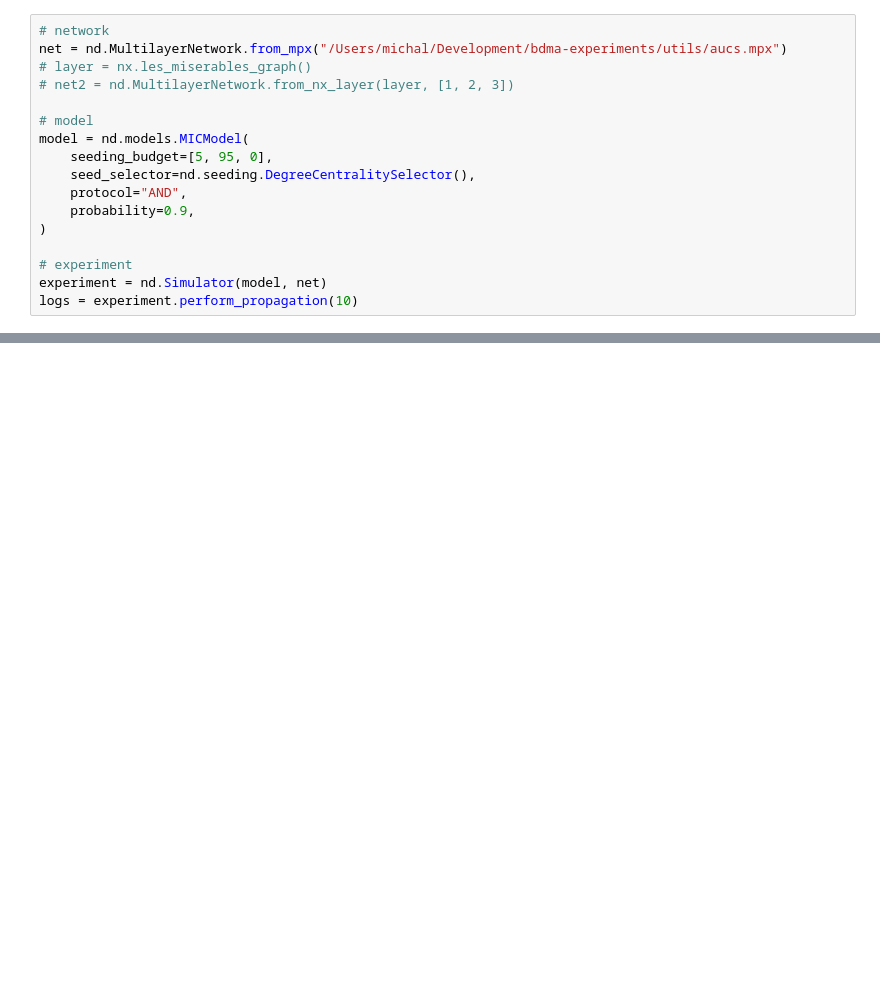
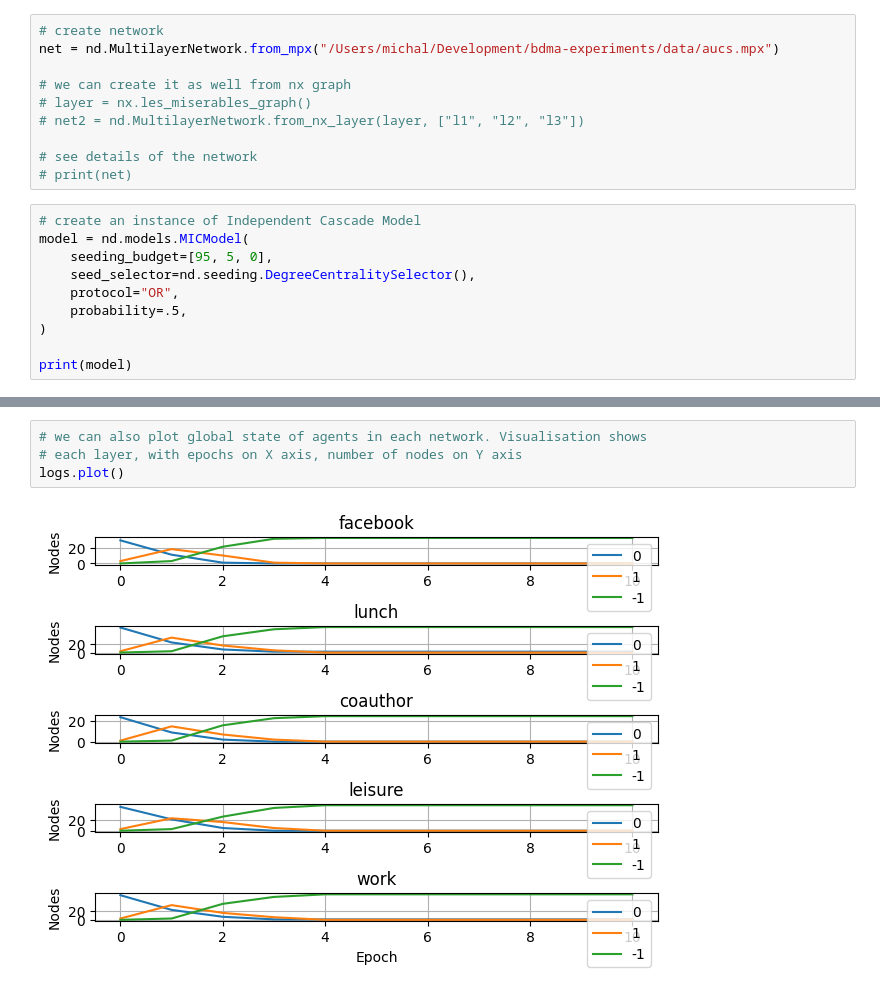
Before and after one commit to anty-filidor/bdma-experiments, a Jupyter notebook: example_for_uts.ipynb, the cells around one changed output, grey strips where cells are left out. Cells and saved outputs as stored; diff of their text form; blank space fills up the shorter version.

```diff
--- a/example_for_uts.ipynb
+++ b/example_for_uts.ipynb
@@ -4,17 +12,20 @@ import networkx as nx
 # %%
-# network
-net = nd.MultilayerNetwork.from_mpx("/Users/michal/Development/bdma-experiments/utils/aucs.mpx")
+# create network
+net = nd.MultilayerNetwork.from_mpx("/Users/michal/Development/bdma-experiments/data/aucs.mpx")
+
+# we can create it as well from nx graph
 # layer = nx.les_miserables_graph()
-# net2 = nd.MultilayerNetwork.from_nx_layer(layer, [1, 2, 3])
+# net2 = nd.MultilayerNetwork.from_nx_layer(layer, ["l1", "l2", "l3"])
 
-# model
-model = nd.models.MICModel(
-    seeding_budget=[5, 95, 0],
-    seed_selector=nd.seeding.DegreeCentralitySelector(),
-    protocol="AND",
-    probability=0.9,
-)
-
-# experiment
-experiment = nd.Simulator(model, net)
-logs = experiment.perform_propagation(10)
+# see details of the network
+# print(net)
+# %%
+# create an instance of Independent Cascade Model
+model = nd.models.MICModel(
+    seeding_budget=[95, 5, 0],
+    seed_selector=nd.seeding.DegreeCentralitySelector(),
+    protocol="OR",
+    probability=.5,
+)
+
+print(model)
@@ -20,0 +96,6 @@ logs = experiment.perform_propagation(10)
+# %%
+# we can also plot global state of agents in each network. Visualisation shows
+# each layer, with epochs on X axis, number of nodes on Y axis
+logs.plot()
+# %% [output]
+[figure, added]
```
Also changed, not shown: parts of 10 cells of this notebook, 4 other files.
